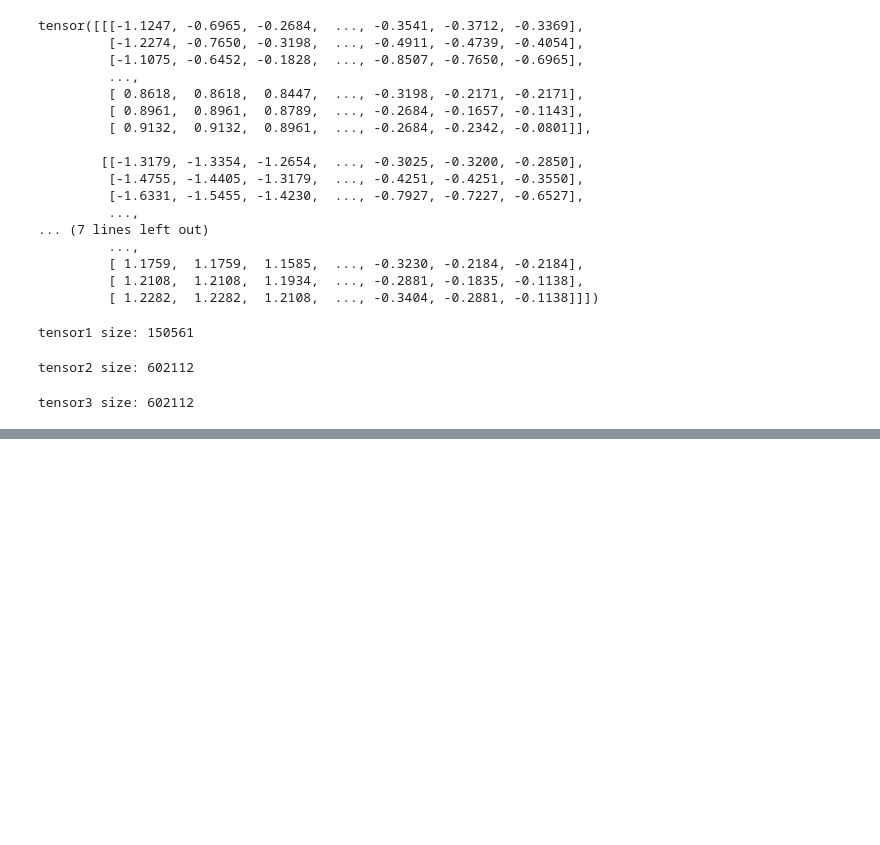
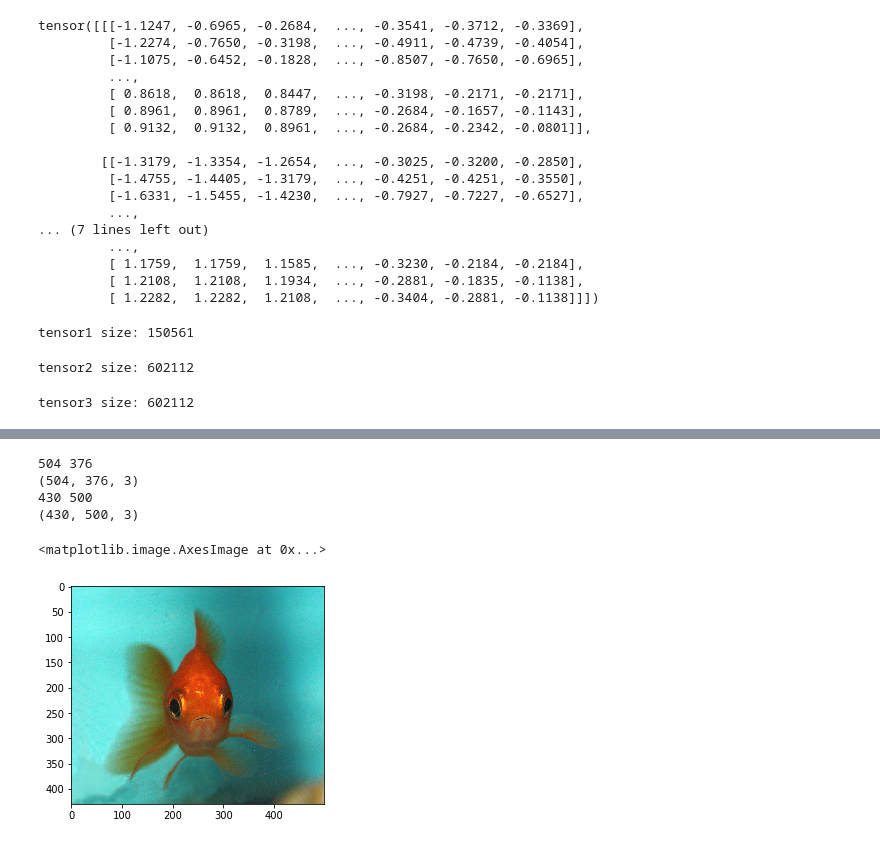
Before and after one commit to WANG-lp/FastGC-icecake, a Jupyter notebook: scripts/playground.ipynb, the cells around one changed output, grey strips where cells are left out. Saved outputs shown, nothing was run; the diff lists cells and outputs as text; code cells hidden in the pictures; blank space fills up the shorter version.

```diff
--- a/scripts/playground.ipynb
+++ b/scripts/playground.ipynb
@@ -109,0 +112,26 @@ tensor3 size: 602112
+# %%
+def showImageFromRaw(fname):
+    with open(fname, 'r') as f:
+        lines = f.readlines()
+    height = int(lines[0])
+    width = int(lines[1])
+    print(height, width)
+    raw = []
+    for i in lines[2:]:
+        sp = i.rstrip().split(" ")
+        r,g,b = sp[0],sp[1],sp[2]
+        raw.append([r,g,b])
+    raw = np.asarray(raw, dtype=np.uint8)
+    raw = raw.reshape(height, width, 3)
+    print(raw.shape)
+    return raw
+r = showImageFromRaw("/tmp/out2.bin")
+r2 = showImageFromRaw("/tmp/out.bin")
+imshow(r2)
+# %% [output]
+504 376
+(504, 376, 3)
+430 500
+(430, 500, 3)
+<matplotlib.image.AxesImage at 0x...>
+[figure, added]
```
Also changed, not shown: parts of 9 cells of this notebook, 2 other files.
